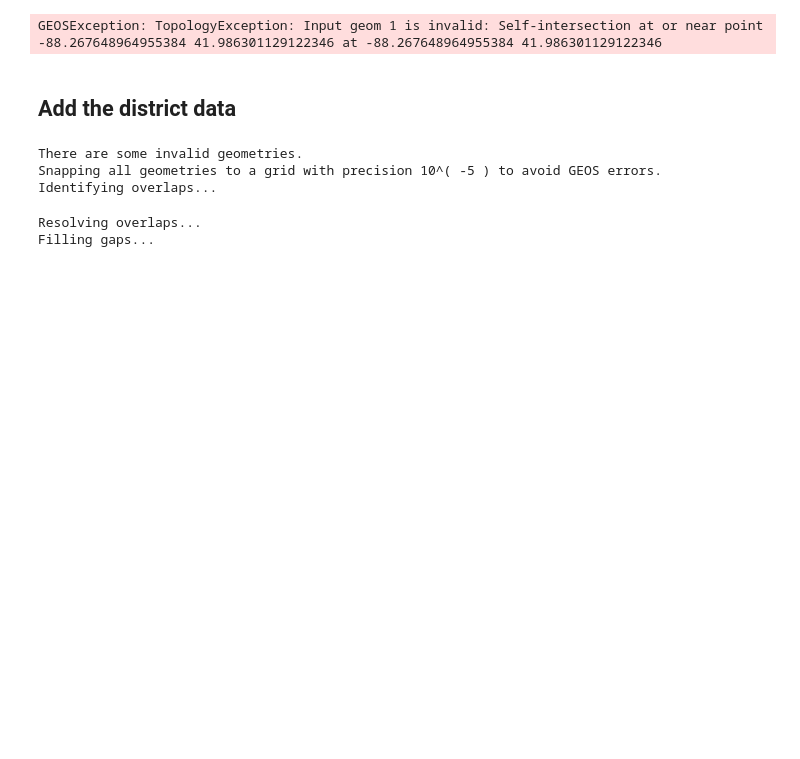
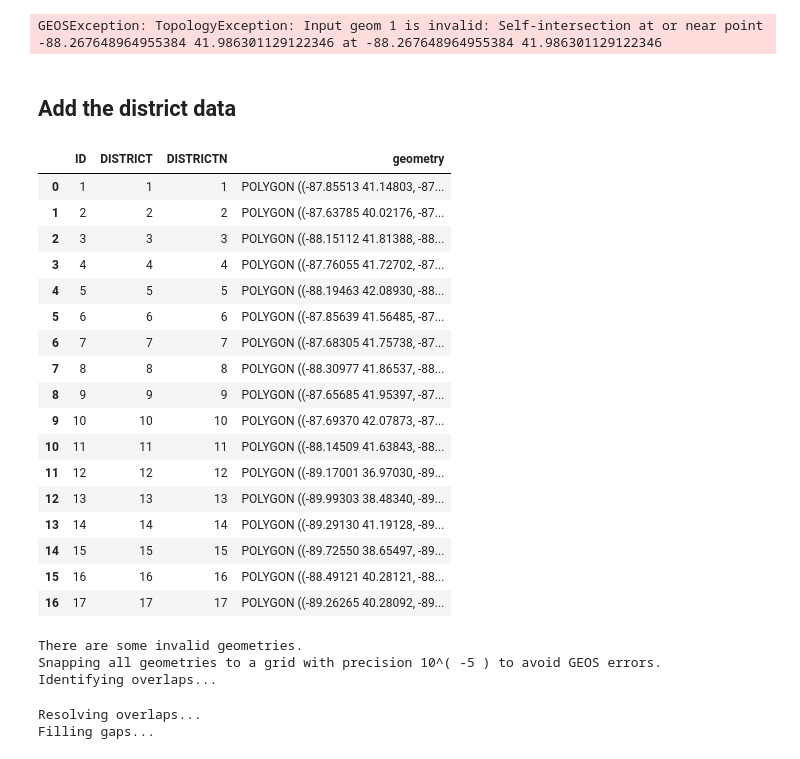
Before and after one commit to eveomett-states/Illinois, a Jupyter notebook: il.ipynb, the cells around one changed output. Cells and saved outputs as stored; diff of their text form; code cells hidden in the pictures; blank space fills up the shorter version.

```diff
--- a/il.ipynb
+++ b/il.ipynb
@@ -260,6 +260,27 @@ GEOSException: TopologyException: Input geom 1 is invalid: Self-intersection at
 cong_df = gpd.read_file(cd_data)
 send = gpd.read_file(send_data)
 hdist = gpd.read_file(hdist_data)
+# %%
+cong_df
+# %% [output]
+|  | ID | DISTRICT | DISTRICTN | geometry |
+| 0 | 1 | 1 | 1 | POLYGON ((-87.85513 41.14803, -87... |
+| 1 | 2 | 2 | 2 | POLYGON ((-87.63785 40.02176, -87... |
+| 2 | 3 | 3 | 3 | POLYGON ((-88.15112 41.81388, -88... |
+| 3 | 4 | 4 | 4 | POLYGON ((-87.76055 41.72702, -87... |
+| 4 | 5 | 5 | 5 | POLYGON ((-88.19463 42.08930, -88... |
+| 5 | 6 | 6 | 6 | POLYGON ((-87.85639 41.56485, -87... |
+| 6 | 7 | 7 | 7 | POLYGON ((-87.68305 41.75738, -87... |
+| 7 | 8 | 8 | 8 | POLYGON ((-88.30977 41.86537, -88... |
+| 8 | 9 | 9 | 9 | POLYGON ((-87.65685 41.95397, -87... |
+| 9 | 10 | 10 | 10 | POLYGON ((-87.69370 42.07873, -87... |
+| 10 | 11 | 11 | 11 | POLYGON ((-88.14509 41.63843, -88... |
+| 11 | 12 | 12 | 12 | POLYGON ((-89.17001 36.97030, -89... |
+| 12 | 13 | 13 | 13 | POLYGON ((-89.99303 38.48340, -89... |
+| 13 | 14 | 14 | 14 | POLYGON ((-89.29130 41.19128, -89... |
+| 14 | 15 | 15 | 15 | POLYGON ((-89.72550 38.65497, -89... |
+| 15 | 16 | 16 | 16 | POLYGON ((-88.49121 40.28121, -88... |
+| 16 | 17 | 17 | 17 | POLYGON ((-89.26265 40.28092, -89... |
 # %%
 election_df = add_district(cong_df, "CD", election_df, "DISTRICTN")
 # %%
```
Also changed, not shown: parts of 2 cells of this notebook.
